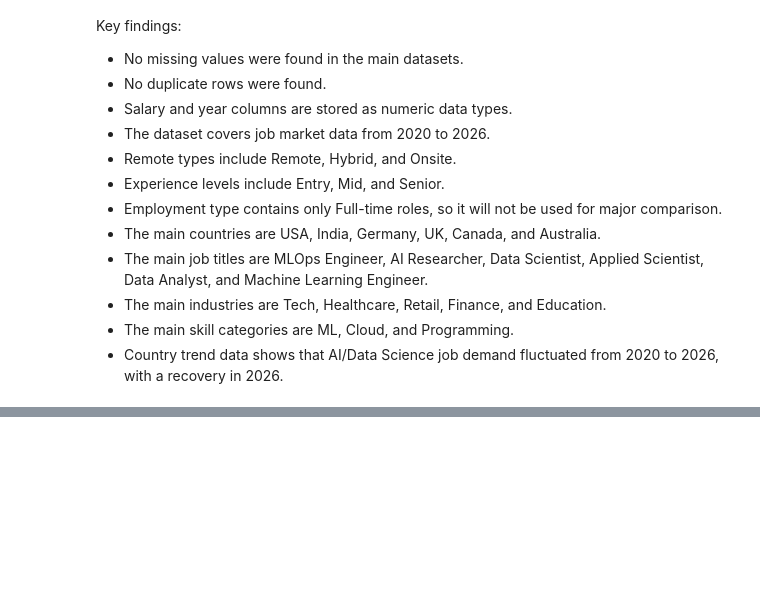
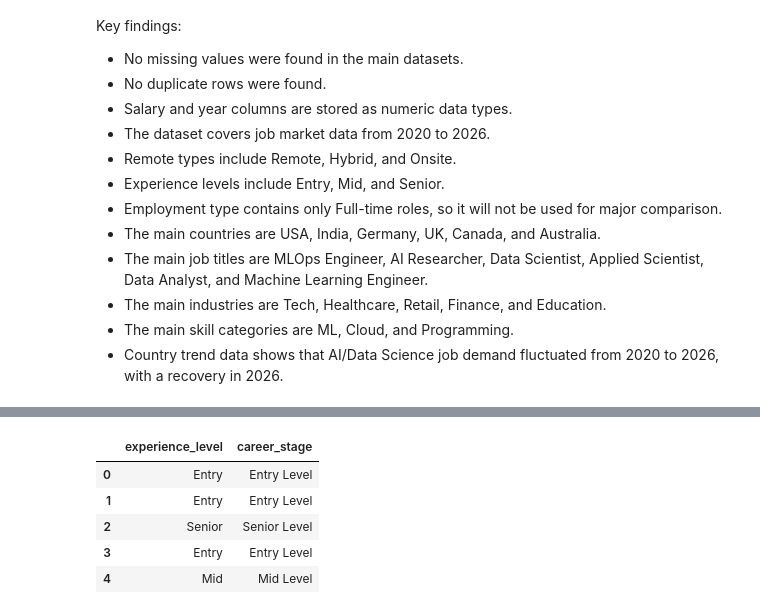
Before and after one commit to Charith-01/Global-AI-Data-Science-Skills-and-Salary-Trends, a Jupyter notebook: notebooks/01_data_loading_and_exploration.ipynb, the cells around one changed output, grey strips where cells are left out. Drawn from its saved outputs; the diff is of its cells as text; code cells hidden in the pictures; blank space fills up the shorter version.

```diff
--- a/notebooks/01_data_loading_and_exploration.ipynb
+++ b/notebooks/01_data_loading_and_exploration.ipynb
@@ -342,0 +364,21 @@ Key findings:
+# %%
+def create_career_stage(level):
+    if level == "Entry":
+        return "Entry Level"
+    elif level == "Mid":
+        return "Mid Level"
+    elif level == "Senior":
+        return "Senior Level"
+    else:
+        return "Unknown"
+
+ai_jobs["career_stage"] = ai_jobs["experience_level"].apply(create_career_stage)
+
+ai_jobs[["experience_level", "career_stage"]].head()
+# %% [output]
+|  | experience_level | career_stage |
+| 0 | Entry | Entry Level |
+| 1 | Entry | Entry Level |
+| 2 | Senior | Senior Level |
+| 3 | Entry | Entry Level |
+| 4 | Mid | Mid Level |
```
Also changed, not shown: parts of 2 cells of this notebook.
